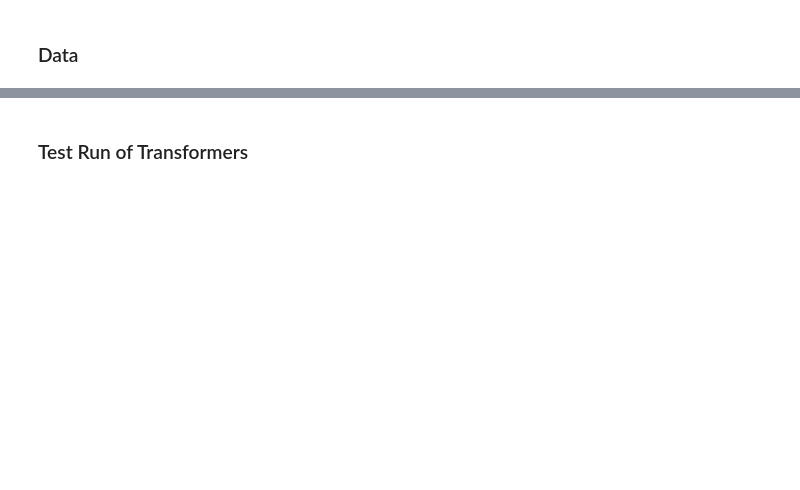
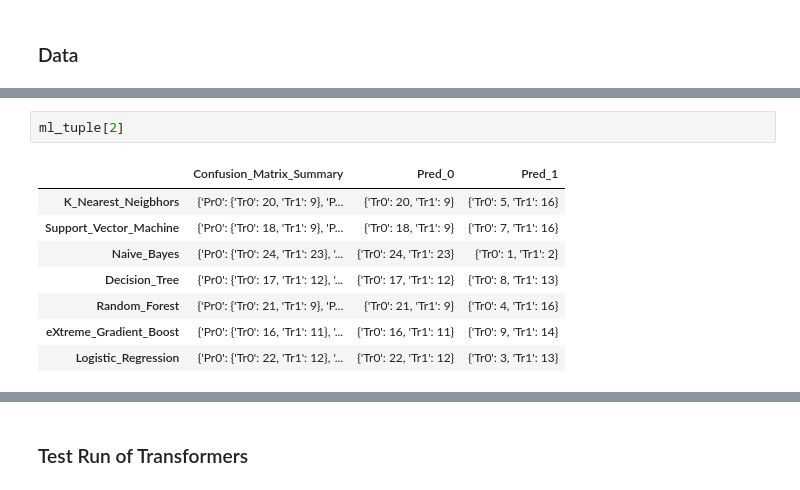
Before and after one commit to PingHe-Stan/Sickkids_ML, a Jupyter notebook: notebooks/CHILD_ml_pipeline.ipynb, the cells around one changed output, grey strips where cells are left out. Saved outputs shown, nothing was run; the diff lists cells and outputs as text; blank space fills up the shorter version.

```diff
--- a/notebooks/CHILD_ml_pipeline.ipynb
+++ b/notebooks/CHILD_ml_pipeline.ipynb
@@ -428,0 +329,11 @@ array([[ 0.38230575, -0.76534893,  1.05611323, -0.01656123,  0.20026577,
+# %%
+ml_tuple[2]
+# %% [output]
+|  | Confusion_Matrix_Summary | Pred_0 | Pred_1 |
+| K_Nearest_Neigbhors | {'Pr0': {'Tr0': 20, 'Tr1': 9}, 'P... | {'Tr0': 20, 'Tr1': 9} | {'Tr0': 5, 'Tr1': 16} |
+| Support_Vector_Machine | {'Pr0': {'Tr0': 18, 'Tr1': 9}, 'P... | {'Tr0': 18, 'Tr1': 9} | {'Tr0': 7, 'Tr1': 16} |
+| Naive_Bayes | {'Pr0': {'Tr0': 24, 'Tr1': 23}, '... | {'Tr0': 24, 'Tr1': 23} | {'Tr0': 1, 'Tr1': 2} |
+| Decision_Tree | {'Pr0': {'Tr0': 17, 'Tr1': 12}, '... | {'Tr0': 17, 'Tr1': 12} | {'Tr0': 8, 'Tr1': 13} |
+| Random_Forest | {'Pr0': {'Tr0': 21, 'Tr1': 9}, 'P... | {'Tr0': 21, 'Tr1': 9} | {'Tr0': 4, 'Tr1': 16} |
+| eXtreme_Gradient_Boost | {'Pr0': {'Tr0': 16, 'Tr1': 11}, '... | {'Tr0': 16, 'Tr1': 11} | {'Tr0': 9, 'Tr1': 14} |
+| Logistic_Regression | {'Pr0': {'Tr0': 22, 'Tr1': 12}, '... | {'Tr0': 22, 'Tr1': 12} | {'Tr0': 3, 'Tr1': 13} |
```
Also changed, not shown: parts of 90 cells of this notebook, 3 other files.
